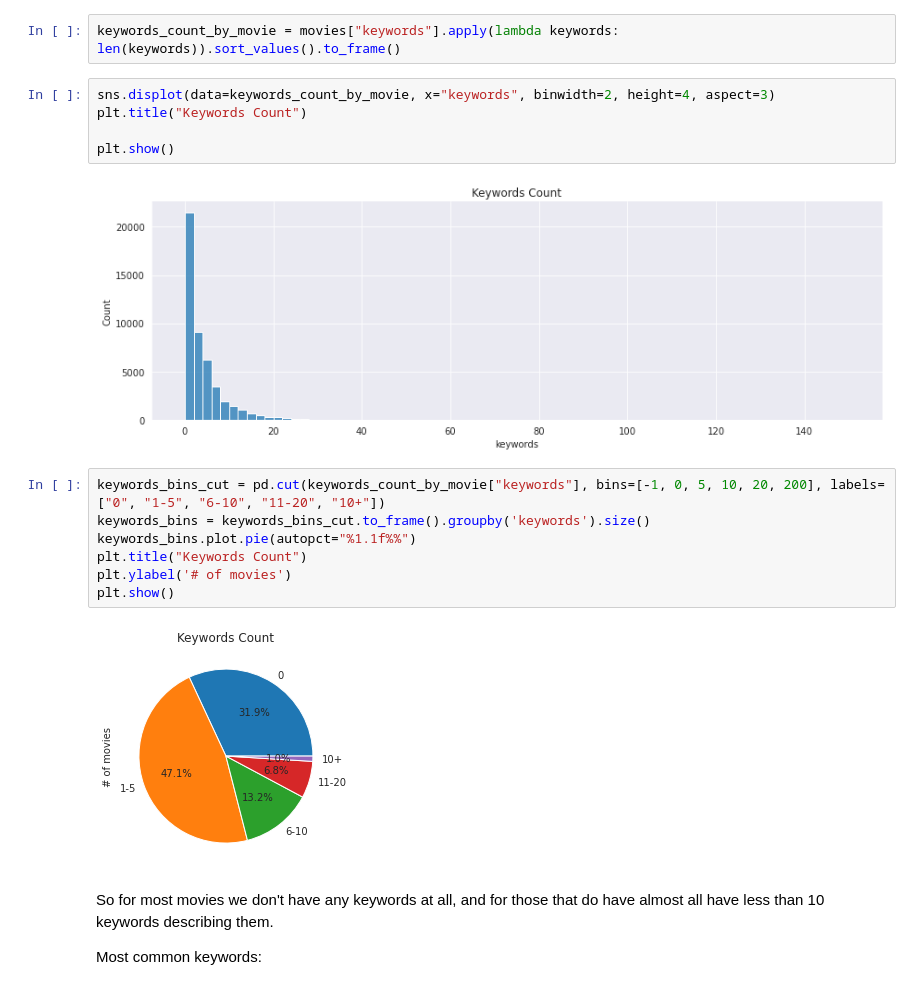
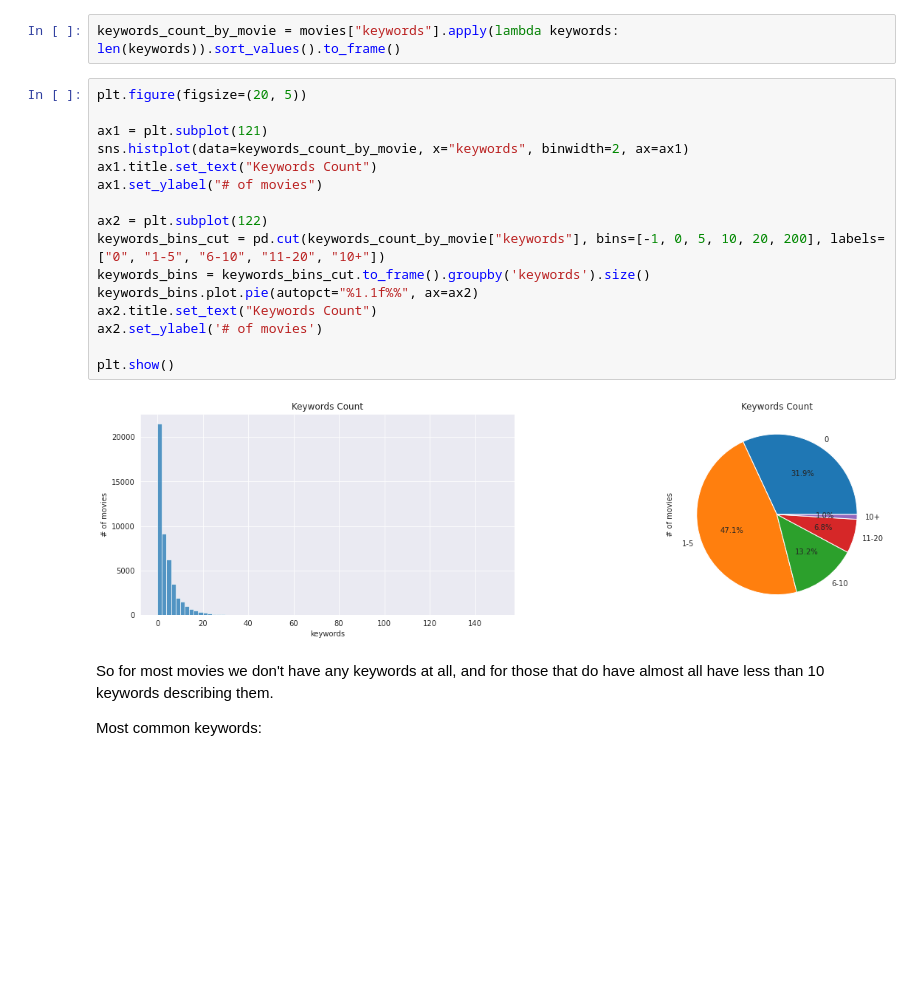
Before and after one commit to adi-benz/movies-rating-analysis, a Jupyter notebook: analysis.ipynb, the cells around one changed output. Cells and saved outputs as stored; diff of their text form; blank space fills up the shorter version.

Commit message:
Add keywords and overview EDA

```diff
--- a/analysis.ipynb
+++ b/analysis.ipynb
@@ -359,22 +359,24 @@ This list of movies makes more sense!
 For each movie we the `keywords` and the `overview` columns that contain actual text that can help us understand the movie better than just very general labels like `genres`.
 # %%
 keywords_count_by_movie = movies["keywords"].apply(lambda keywords: len(keywords)).sort_values().to_frame()
-# %%
-sns.displot(data=keywords_count_by_movie, x="keywords", binwidth=2, height=4, aspect=3)
-plt.title("Keywords Count")
-
-plt.show()
-# %% [output]
-[figure, removed]
 # %%
+plt.figure(figsize=(20, 5))
+
+ax1 = plt.subplot(121)
+sns.histplot(data=keywords_count_by_movie, x="keywords", binwidth=2, ax=ax1)
+ax1.title.set_text("Keywords Count")
+ax1.set_ylabel("# of movies")
+
+ax2 = plt.subplot(122)
 keywords_bins_cut = pd.cut(keywords_count_by_movie["keywords"], bins=[-1, 0, 5, 10, 20, 200], labels=["0", "1-5", "6-10", "11-20", "10+"])
 keywords_bins = keywords_bins_cut.to_frame().groupby('keywords').size()
-keywords_bins.plot.pie(autopct="%1.1f%%")
-plt.title("Keywords Count")
-plt.ylabel('# of movies')
+keywords_bins.plot.pie(autopct="%1.1f%%", ax=ax2)
+ax2.title.set_text("Keywords Count")
+ax2.set_ylabel('# of movies')
+
 plt.show()
 # %% [output]
-[figure, old version]
+[figure, new version]
 # %% [markdown]
 So for most movies we don't have any keywords at all, and for those that do have almost all have less than 10 keywords describing them.
 
```
Also changed, not shown: parts of 1 cell of this notebook.
